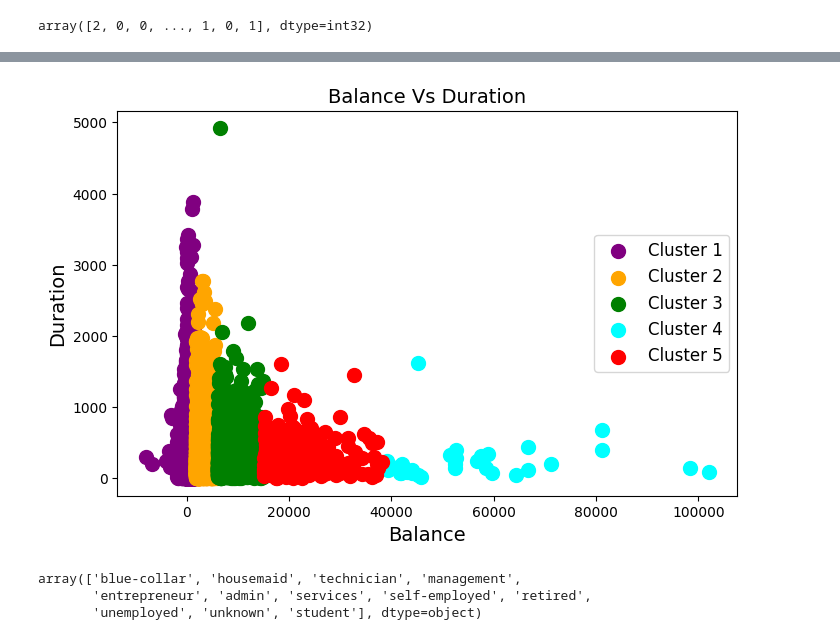
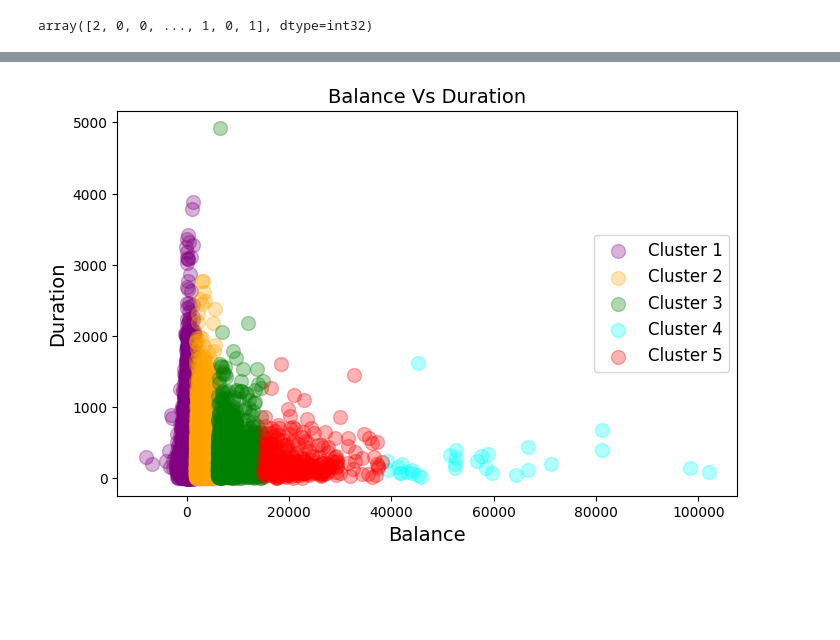
Before and after one commit to thaladikary/ml-assignment-1, a Jupyter notebook: Assignment1.ipynb, the cells around one changed output, grey strips where cells are left out. Cells and saved outputs as stored; diff of their text form; code cells hidden in the pictures; blank space fills up the shorter version.

```diff
--- a/Assignment1.ipynb
+++ b/Assignment1.ipynb
@@ -598,25 +629,19 @@ array([[  409.81084594,   254.3451232 ],
 # %%
 plt.figure(figsize=(8, 5))
-plt.scatter(X[y_pred == 0, 0], X[y_pred == 0, 1], s=100, c='purple', marker='o', label='Cluster 1')
-plt.scatter(X[y_pred == 1, 0], X[y_pred == 1, 1], s=100, c='orange', marker='o', label='Cluster 2')
-plt.scatter(X[y_pred == 2, 0], X[y_pred == 2, 1], s=100, c='green', marker='o', label='Cluster 3')
-plt.scatter(X[y_pred == 3, 0], X[y_pred == 3, 1], s=100, c='cyan', marker='o', label='Cluster 4')
-plt.scatter(X[y_pred == 4, 0], X[y_pred == 4, 1], s=100, c='red', marker='o',  label='Cluster 5')
+plt.scatter(X[y_pred == 0, 0], X[y_pred == 0, 1], s=100, c='purple', marker='o', label='Cluster 1', alpha=0.3)
+plt.scatter(X[y_pred == 1, 0], X[y_pred == 1, 1], s=100, c='orange', marker='o', label='Cluster 2', alpha=0.3)
+plt.scatter(X[y_pred == 2, 0], X[y_pred == 2, 1], s=100, c='green', marker='o', label='Cluster 3', alpha=0.3)
+plt.scatter(X[y_pred == 3, 0], X[y_pred == 3, 1], s=100, c='cyan', marker='o', label='Cluster 4', alpha=0.3)
+plt.scatter(X[y_pred == 4, 0], X[y_pred == 4, 1], s=100, c='red', marker='o',  label='Cluster 5', alpha=0.3)
 
 # Plot the centroids
 #plt.scatter(kmeans.cluster_centers_[:, 0], kmeans.cluster_centers_[:, 1], s=300, c='Black', marker ='*', label='Centroids')
 
 plt.title('Balance Vs Duration' , fontsize=14)
 plt.xlabel('Balance' , fontsize=14)
 plt.ylabel('Duration' , fontsize=14)
 #plt.grid('true')
 plt.legend(loc ="center right", fontsize=12 )
 plt.show()
 # %% [output]
-[figure, old version]
+[figure, new version]
-# %%
-clean_df['Job'].unique()
-# %% [output]
-array(['blue-collar', 'housemaid', 'technician', 'management',
-       'entrepreneur', 'admin', 'services', 'self-employed', 'retired',
-       'unemployed', 'unknown', 'student'], dtype=object)
```
Also changed, not shown: parts of 29 cells of this notebook.
